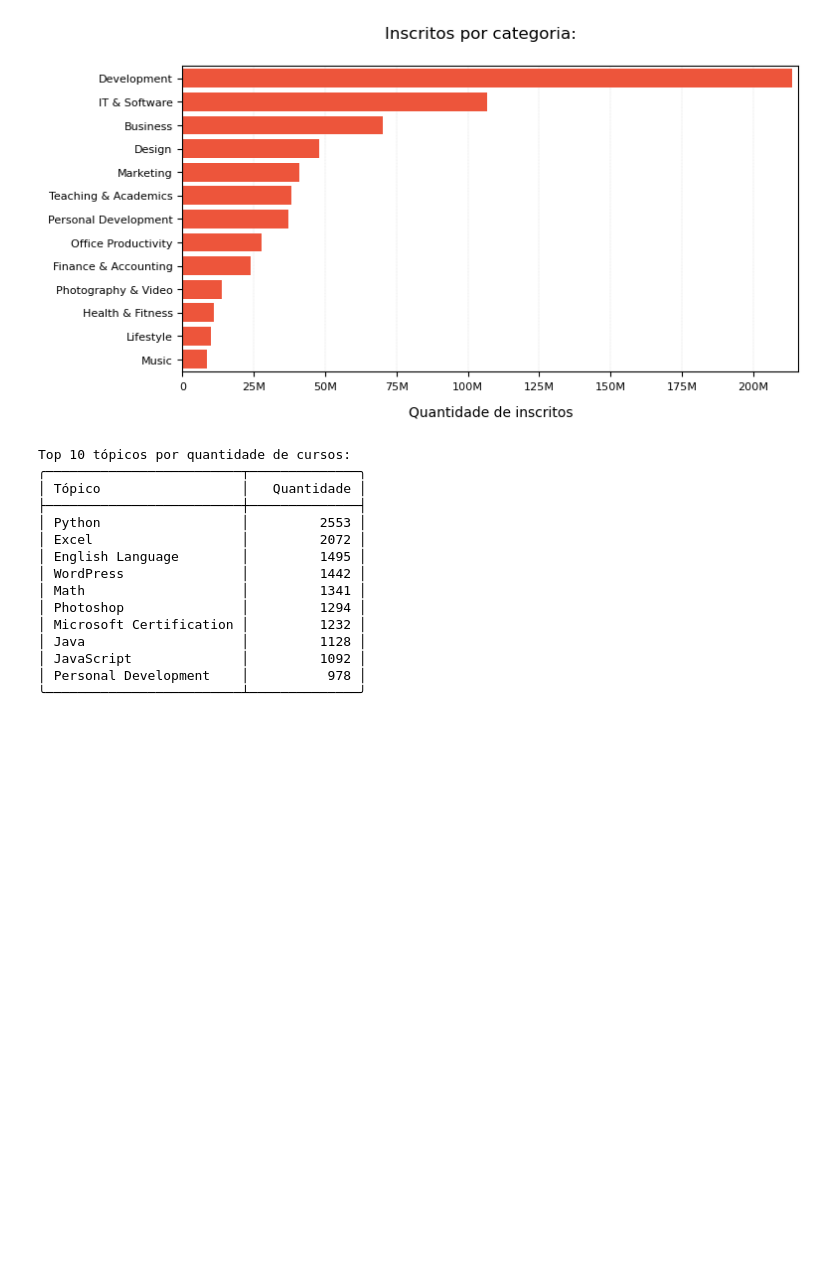
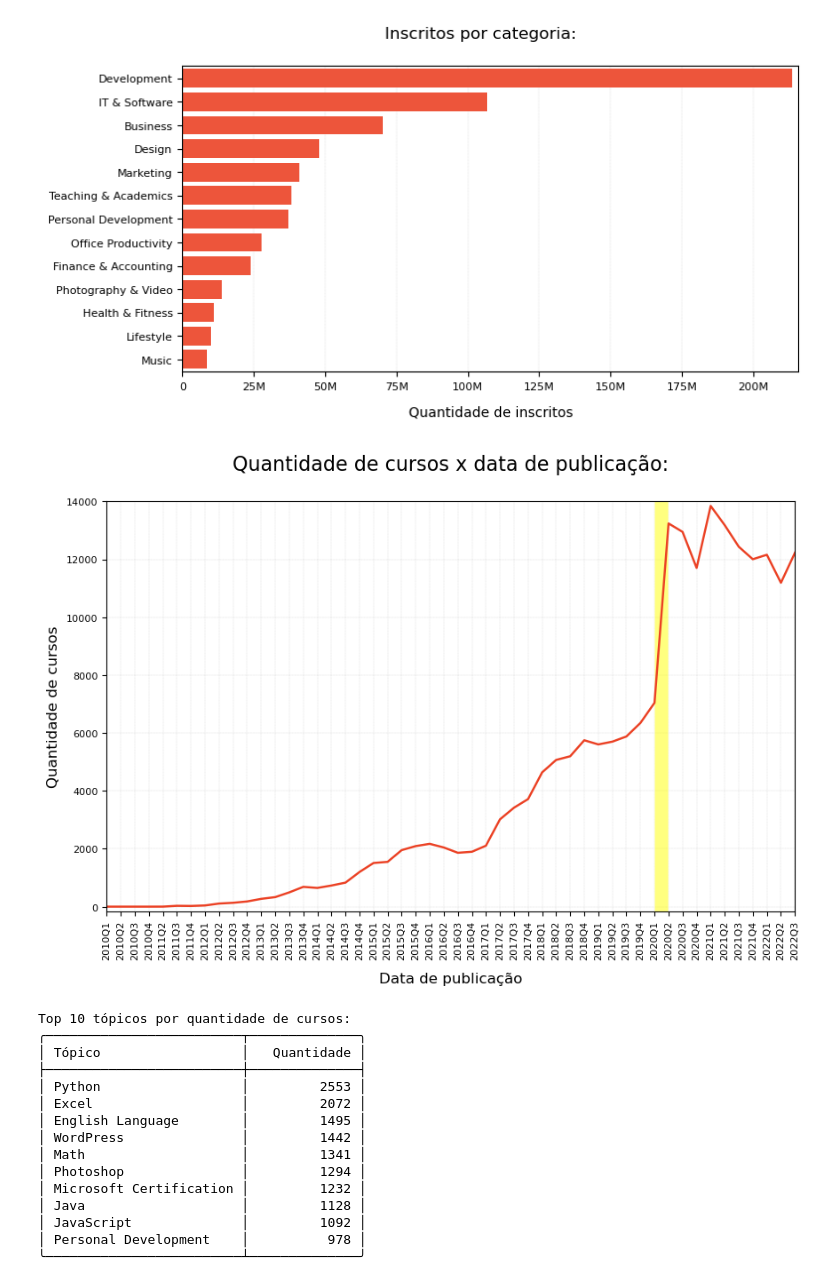
Before and after one commit to ismailymendes/mooc_udemy_coursera, a Jupyter notebook: mooc_udemy_coursera.ipynb, the cells around one changed output. Cells and saved outputs as stored; diff of their text form; code cells hidden in the pictures; blank space fills up the shorter version.

```diff
--- a/mooc_udemy_coursera.ipynb
+++ b/mooc_udemy_coursera.ipynb
@@ -287,4 +290,32 @@ plt.rc('legend', fontsize=SMALL_SIZE)   # legend fontsize
 plt.show()
 # %% [output]
 [figure]
+# %%
+# teste
+udemy_cursos['published_QDate'] = pd.PeriodIndex(udemy_cursos.published_time, freq='Q')
+udemy_publish = udemy_cursos.groupby(['published_QDate'], as_index=False).size().sort_values(by='published_QDate')
+udemy_publish['published_QDate'] = udemy_publish['published_QDate'].apply(str)
+fig, ax = plt.subplots(figsize=(10, 6))
+plt.plot(udemy_publish.index[:-1], udemy_publish['size'][:-1], color='#eb4124', linewidth=1.75)
+plt.margins(x=0, y=0.012)
+plt.ylabel("Quantidade de cursos", labelpad=5, fontsize=12)
+plt.xlabel("Data de publicação", labelpad=10, fontsize=12)
+plt.xticks(udemy_publish.index[:-1])
+plt.xticks(rotation = 90)
+
+ax.set_xticklabels(list(udemy_publish['published_QDate'][:-1]))
+plt.grid(color ='Grey',
+        linestyle ='-.', linewidth = 0.1)
+
+# cria uma linha amarela entre os vértices 39 e 40 para destaque
+verts = [(udemy_publish.index[39], -1000), (udemy_publish.index[39], udemy_publish['size'][39]+10000),
+         (udemy_publish.index[40], udemy_publish['size'][40]+10000),(udemy_publish.index[40], -1000)]
+poly = Polygon(verts, facecolor ='yellow',
+               edgecolor ='1.0', alpha = 0.5)
+ax.add_patch(poly)
+
+plt.title('Quantidade de cursos x data de publicação:\n',loc='center', fontdict={'fontsize': 16})
+plt.show()
+# %% [output]
+[figure, added]
 # %%
```
Also changed, not shown: parts of 24 cells of this notebook.
